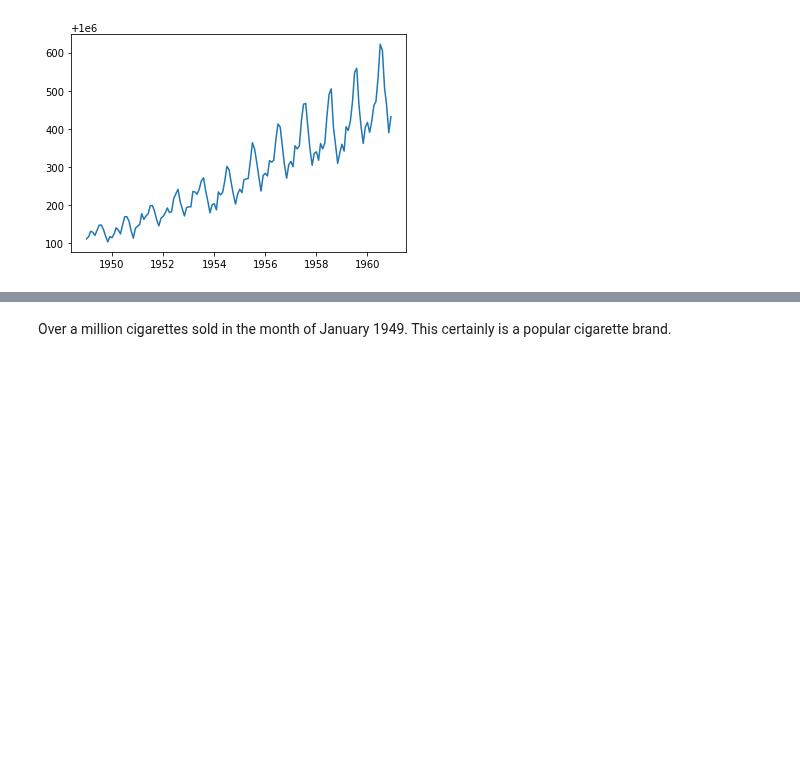
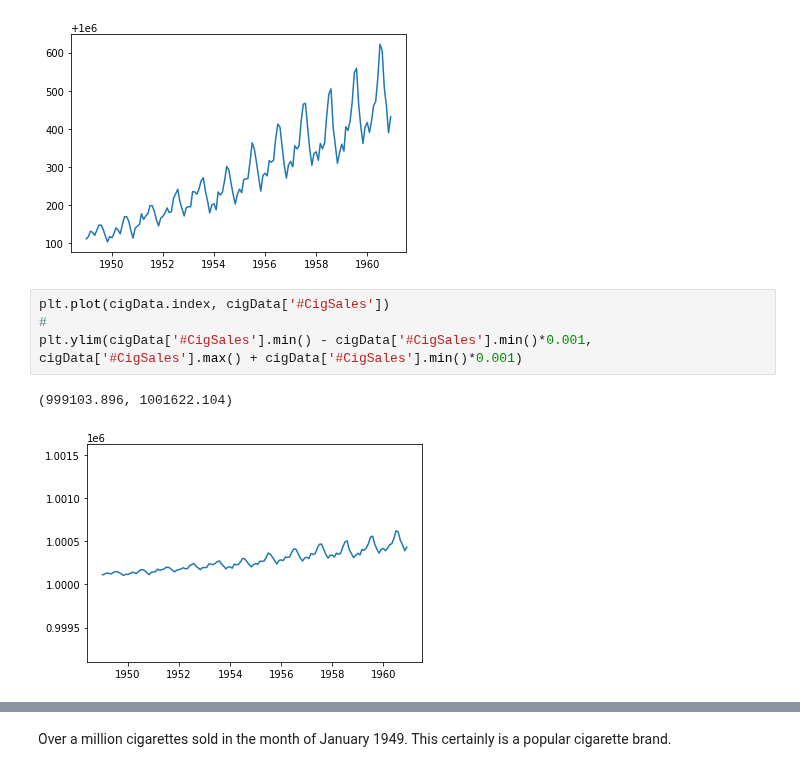
Before and after one commit to pauljacob/mini_projects, a Jupyter notebook: Cowboys&CigrettesCaseStudy/Cowboy Cigarettes Case Study - Tier 3.ipynb, the cells around one changed output, grey strips where cells are left out. Drawn from its saved outputs; the diff is of its cells as text; blank space fills up the shorter version.

```diff
--- a/Cowboys&CigrettesCaseStudy/Cowboy Cigarettes Case Study - Tier 3.ipynb
+++ b/Cowboys&CigrettesCaseStudy/Cowboy Cigarettes Case Study - Tier 3.ipynb
@@ -154,3 +155,10 @@ plt.plot(cigData.index, cigData['#CigSales'])
 # %% [output]
 [<matplotlib.lines.Line2D at 0x...>]
 [figure]
+# %%
+plt.plot(cigData.index, cigData['#CigSales'])
+#
+plt.ylim(cigData['#CigSales'].min() - cigData['#CigSales'].min()*0.001, cigData['#CigSales'].max() + cigData['#CigSales'].min()*0.001)
+# %% [output]
+(999103.896, 1001622.104)
+[figure, added]
```
Also changed, not shown: parts of 28 cells of this notebook.
